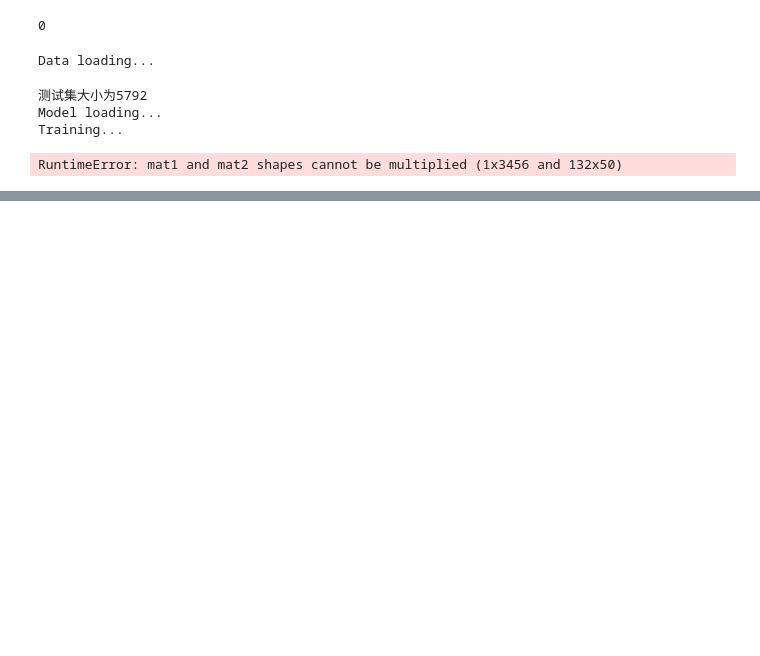
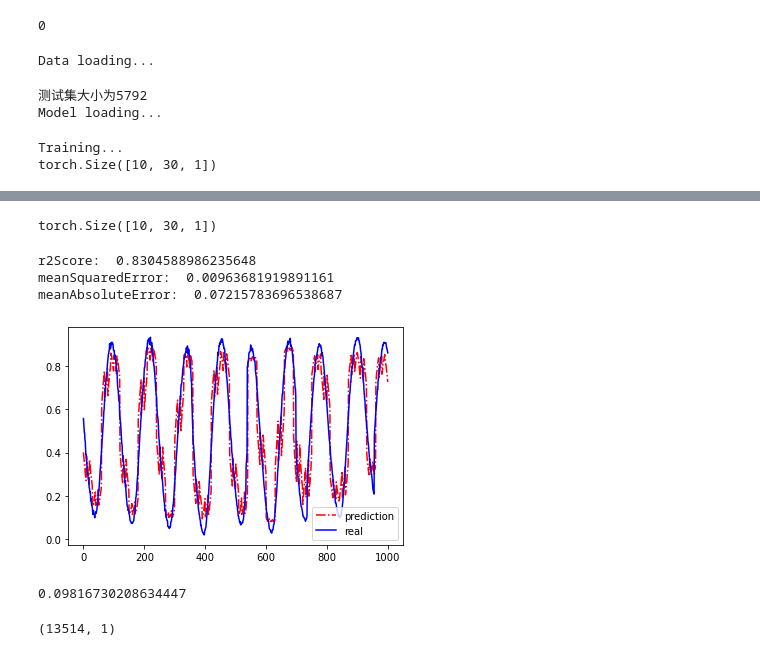
Before and after one commit to suye0620/TidalPrediction, a Jupyter notebook: run.ipynb, the cells around one changed output, grey strips where cells are left out. Drawn from its saved outputs; the diff is of its cells as text; code cells hidden in the pictures; blank space fills up the shorter version.

```diff
--- a/run.ipynb
+++ b/run.ipynb
@@ -35,8 +37,8 @@ from torch.utils.data import DataLoader
 from config import Config
 
 from utils.dataTools import *
-from utils.models import lstm_reg,CNNnetwork
-from utils.trainer import train,evaluate
+from utils.models import lstm_reg,CNNBiLSTM
+from utils.trainer import RNNtrain,evaluate,CNNBiLstmtrain
 
 if __name__ == '__main__':
     config = Config()
@@ -59,23 +61,23 @@ if __name__ == '__main__':
                             shuffle=False, pin_memory=True, num_workers=4, drop_last=False)
 
     print("Model loading...")
-    model = lstm_reg(10,12).to(config.device)
+    model = lstm_reg(1,hidden_size=12,num_layers=1).to(config.device)
     criterion = torch.nn.MSELoss()
     optimizer = torch.optim.AdamW(model.parameters(),
                                  lr=config.learning_rate, weight_decay=config.weight_decay)
 
     print("Training...")
-    model = train(model,
+    model = RNNtrain(model,
                   loader=train_loader,
                   criterion=criterion,
                   optimizer=optimizer,
                   config=config)
 
     print("Testing...", round(len(testSet)/config.batch_size))
-    evaluate(model, test_loader, config)
+    r2Score,meanSquaredError,meanAbsoluteError = evaluate(model, test_loader, config)
 # %% [output]
 Data loading...
 测试集大小为5792
 Model loading...
-Training...
-RuntimeError: mat1 and mat2 shapes cannot be multiplied (1x3456 and 132x50)
+Training...
+torch.Size([10, 30, 1])
@@ -81,0 +101,13 @@ RuntimeError: mat1 and mat2 shapes cannot be multiplied (1x3456 and 132x50)
+torch.Size([10, 30, 1])
+r2Score:  0.8304588986235648
+meanSquaredError:  0.00963681919891161
+meanAbsoluteError:  0.07215783696538687
+[figure, added]
+# %%
+np.sqrt(0.00963681919891161)
+# %% [output]
+0.09816730208634447
+# %%
+train_Y.shape
+# %% [output]
+(13514, 1)
```
Also changed, not shown: parts of 6 cells of this notebook, 10 other files.
